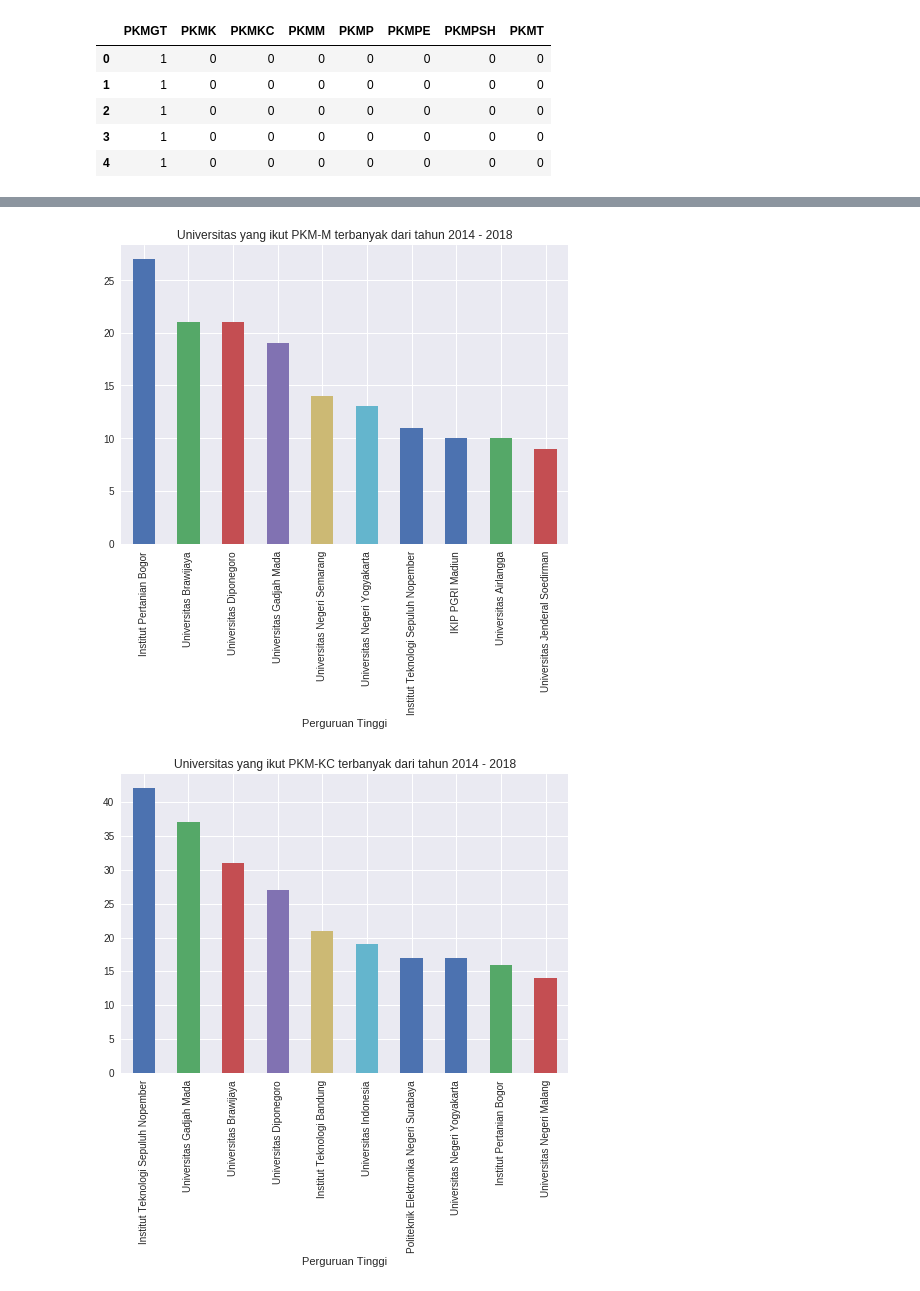
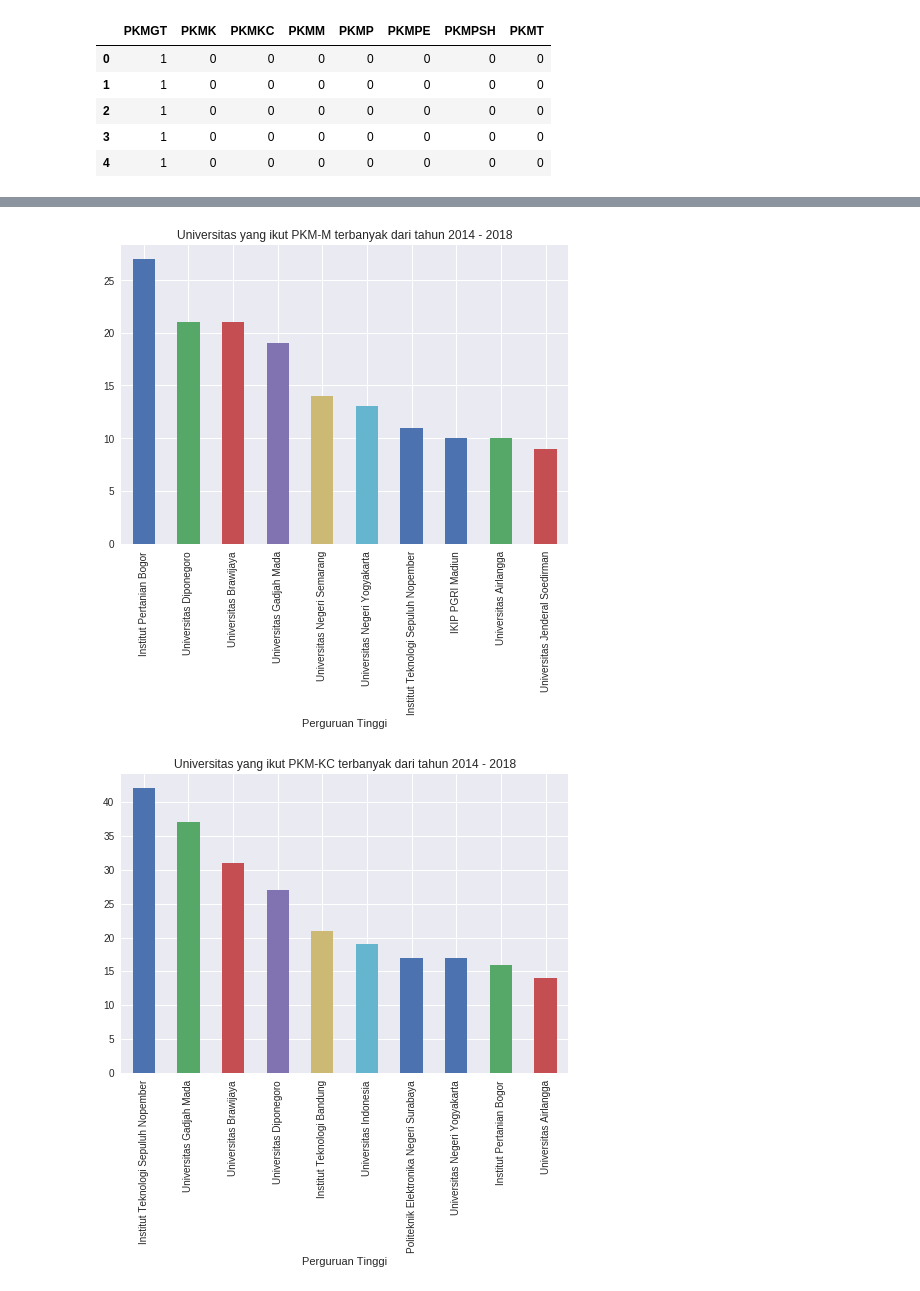
Before and after one commit to khalidmeister/IPBDataJam2019, a Jupyter notebook: Text_Mining_dan_Eksplorasi_data_teks_PKM_2014_2018.ipynb, the cells around one changed output, grey strips where cells are left out. Saved outputs shown, nothing was run; the diff lists cells and outputs as text; code cells hidden in the pictures.

```diff
--- a/Text_Mining_dan_Eksplorasi_data_teks_PKM_2014_2018.ipynb
+++ b/Text_Mining_dan_Eksplorasi_data_teks_PKM_2014_2018.ipynb
@@ -109,5 +120,5 @@ df_cabang.head()
 # %%
-df_ptn = df_cabang.groupby('Perguruan Tinggi').sum().sort_values('PKMM', ascending = False)
+df_ptn = df_cabang.groupby('Perguruan Tinggi').sum().sort_values('PKMK', ascending = False)
 df_ptn = df_ptn.iloc[:, 1:]
 df_ptn.head()
 # %% [output]
@@ -120,0 +132,7 @@ df_ptn.head()
+# %%
+#temp = 0
+#for i in df_ptn.columns:
+  temp = temp + df_ptn.loc[:, i].astype(int)
+df_ptn['Total'] = temp
+df_ptn = df_ptn.sort_values('Total', ascending = False)
+df_ptn.head()
@@ -121,6 +153,6 @@ df_ptn.head()
 # %%
-df_ptn = df_cabang.groupby('Perguruan Tinggi').sum().sort_values('PKMKC', ascending = False)
-df_ptn.iloc[0:10, 1:].plot(kind = 'bar')
-plt.title('Gambaran umum dari yang mengikuti PKM dari 2014 - 2018 (sort by PKMKC)')
+#df_ptn = df_cabang.groupby('Perguruan Tinggi').sum().sort_values('PKMKC', ascending = False)
+df_ptn.iloc[0:10, 1:8].plot(kind = 'bar')
+plt.title('Gambaran umum dari yang mengikuti PKM dari 2014 - 2018 (sort by Total Tim yang mengikuti)')
 plt.show()
 # %% [output]
@@ -128,14 +166,14 @@ plt.show()
 # %%
-df_ptn = df_cabang.groupby('Perguruan Tinggi').sum().sort_values('PKMM', ascending = False)
-df_ptn.iloc[0:10, 4].plot(kind = 'bar')
+df_ptn = df_ptn.sort_values('PKMM', ascending = False)
+df_ptn.iloc[0:10, 3].plot(kind = 'bar')
 plt.title('Universitas yang ikut PKM-M terbanyak dari tahun 2014 - 2018')
 plt.show()
 # %% [output]
-[figure, old version]
+[figure, new version]
 # %%
-df_ptn = df_cabang.groupby('Perguruan Tinggi').sum().sort_values('PKMKC', ascending = False)
-df_ptn.iloc[0:10, 3].plot(kind = 'bar')
+df_ptn = df_ptn.sort_values('PKMKC', ascending = False)
+df_ptn.iloc[0:10, 2].plot(kind = 'bar')
 plt.title('Universitas yang ikut PKM-KC terbanyak dari tahun 2014 - 2018')
 plt.show()
 # %% [output]
-[figure, old version]
+[figure, new version]
```
Also changed, not shown: parts of 19 cells of this notebook.
